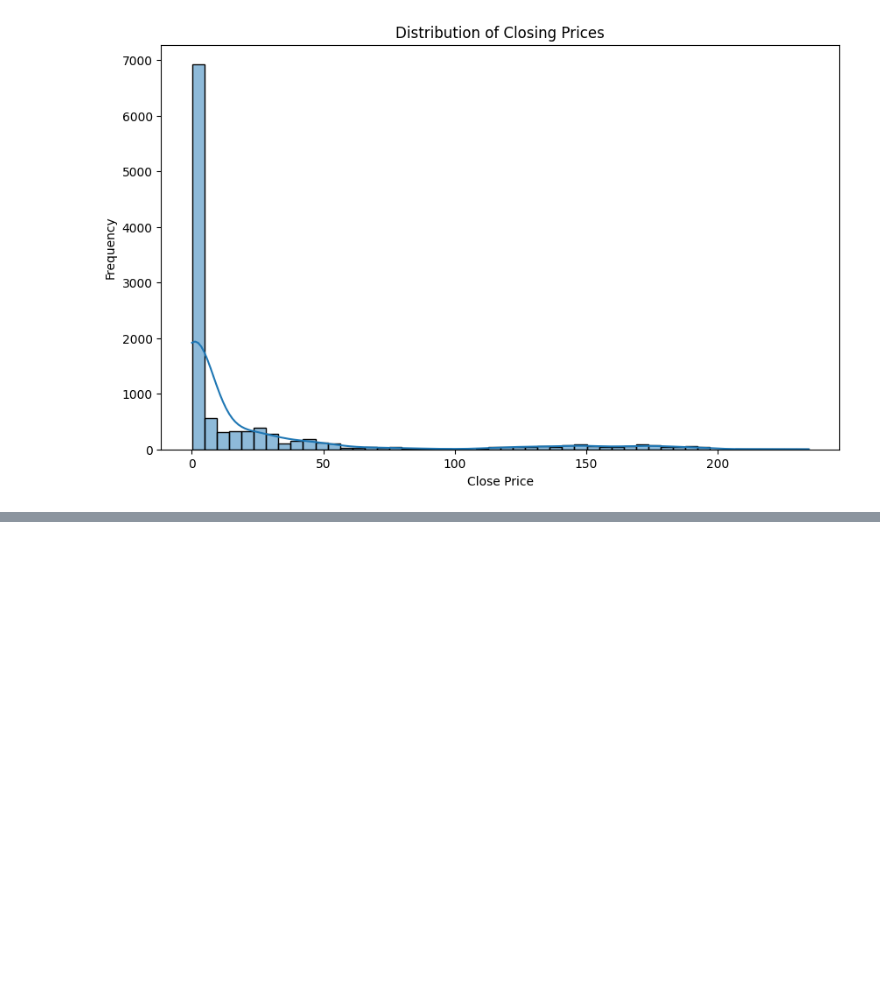
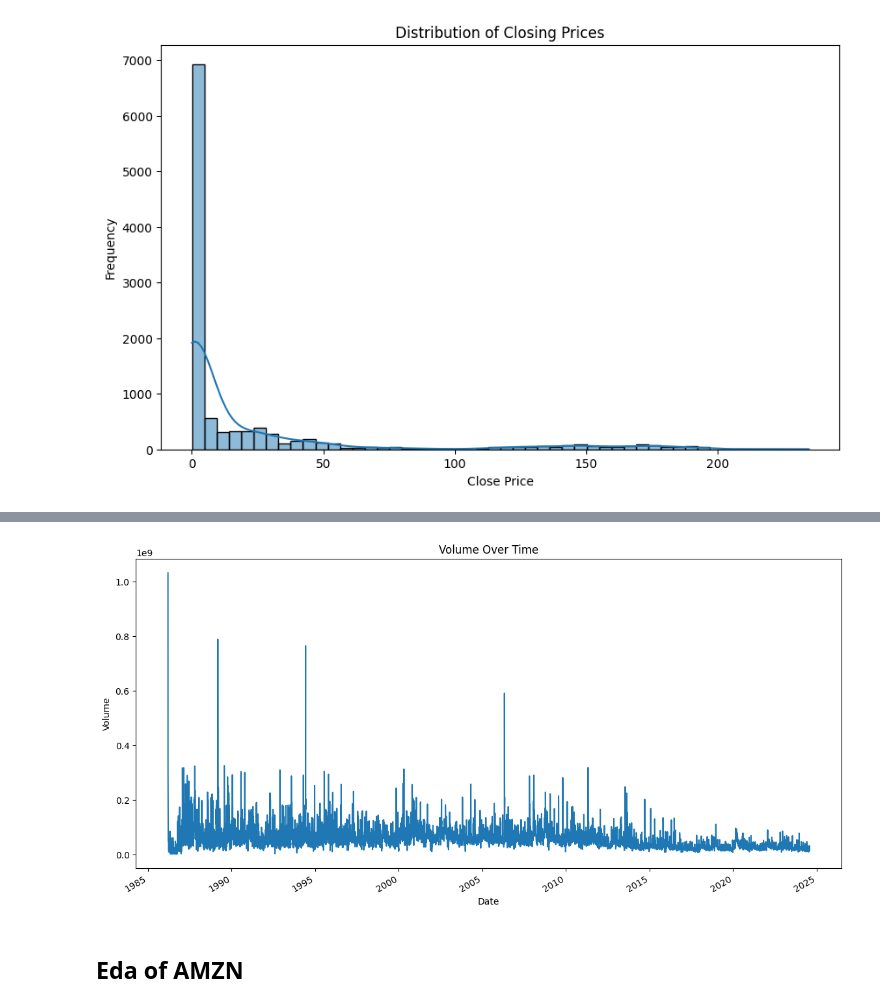
Before and after one commit to beza328/Stock-data-Analysis, a Jupyter notebook: notebooks/EDA.ipynb, the cells around one changed output, grey strips where cells are left out. Drawn from its saved outputs; the diff is of its cells as text; code cells hidden in the pictures; blank space fills up the shorter version.

```diff
--- a/notebooks/EDA.ipynb
+++ b/notebooks/EDA.ipynb
@@ -142,0 +238,11 @@ plt.show()
+# %%
+plt.figure(figsize=(14, 7))
+Msft['Volume'].plot()
+plt.title('Volume Over Time')
+plt.ylabel('Volume')
+plt.xlabel('Date')
+plt.show()
+# %% [output]
+[figure, added]
+# %% [markdown]
+## Eda of AMZN
```
Also changed, not shown: parts of 40 cells of this notebook, 1 other file.
